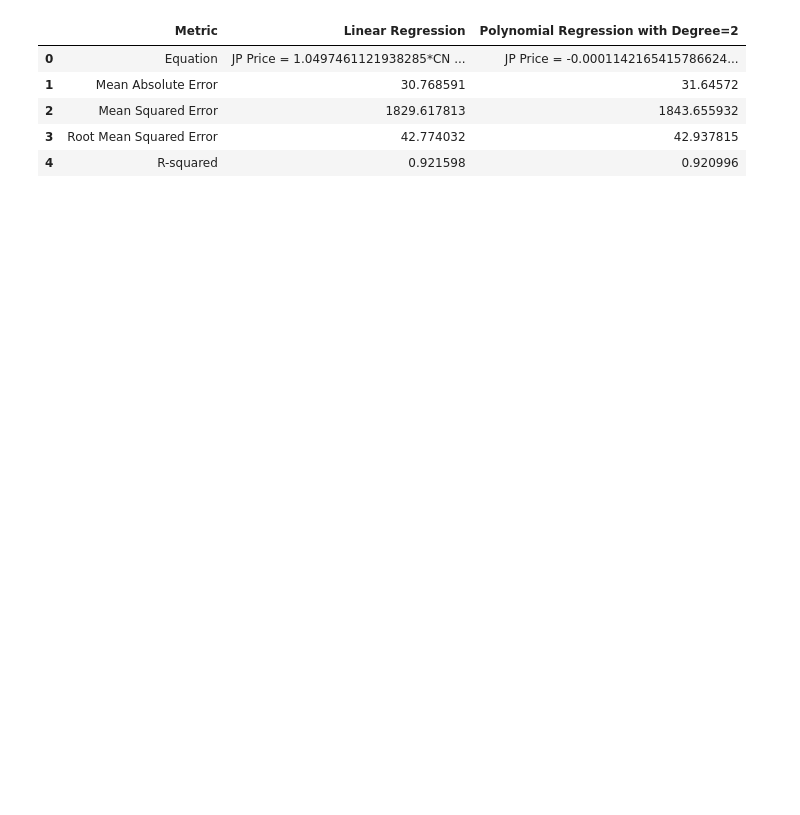
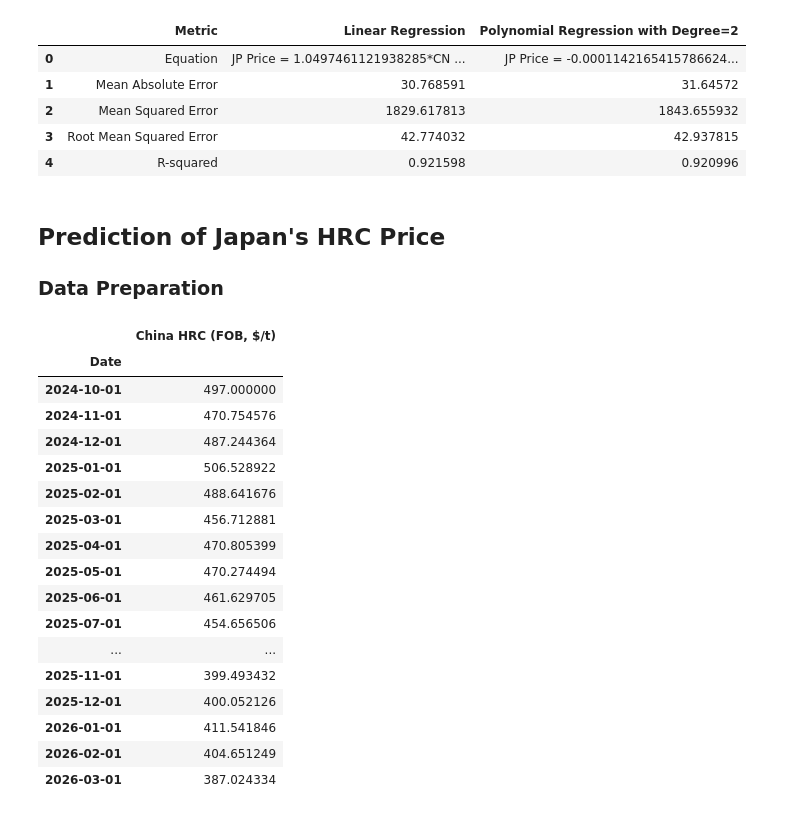
Before and after one commit to nguyenhpnguyen/BT4103-Business-Analytics-Capstone-Project, a Jupyter notebook: notebook/05_hrc_price_Japan_prediction.ipynb, the cells around one changed output. Cells and saved outputs as stored; diff of their text form; code cells hidden in the pictures; blank space fills up the shorter version.

```diff
--- a/notebook/05_hrc_price_Japan_prediction.ipynb
+++ b/notebook/05_hrc_price_Japan_prediction.ipynb
@@ -233,3 +251,36 @@ pd.DataFrame(comparison_stats)
 | 2 | Mean Squared Error | 1829.617813 | 1843.655932 |
 | 3 | Root Mean Squared Error | 42.774032 | 42.937815 |
 | 4 | R-squared | 0.921598 | 0.920996 |
+# %% [markdown]
+## Prediction of Japan's HRC Price
+
+### Data Preparation
+# %%
+# Read predicted data for HRC price in China
+hrc_CN_forecast = pd.read_csv('../data/final/multireg_forecast.csv')
+hrc_CN_forecast.rename(columns={'HRC (FOB, $/t)_f': 'China HRC (FOB, $/t)'}, inplace=True)
+
+date_index = hrc_CN_forecast['Date']
+hrc_CN_forecast.drop(['Date'], axis=1, inplace=True)
+hrc_CN_forecast.set_index(pd.DatetimeIndex(date_index), inplace=True)
+
+hrc_CN_forecast
+# %% [output]
+|  | China HRC (FOB, $/t) |
+| Date |  |
+| 2024-10-01 | 497.000000 |
+| 2024-11-01 | 470.754576 |
+| 2024-12-01 | 487.244364 |
+| 2025-01-01 | 506.528922 |
+| 2025-02-01 | 488.641676 |
+| 2025-03-01 | 456.712881 |
+| 2025-04-01 | 470.805399 |
+| 2025-05-01 | 470.274494 |
+| 2025-06-01 | 461.629705 |
+| 2025-07-01 | 454.656506 |
+| ... | ... |
+| 2025-11-01 | 399.493432 |
+| 2025-12-01 | 400.052126 |
+| 2026-01-01 | 411.541846 |
+| 2026-02-01 | 404.651249 |
+| 2026-03-01 | 387.024334 |
```
Also changed, not shown: parts of 33 cells of this notebook, 4 other files.
